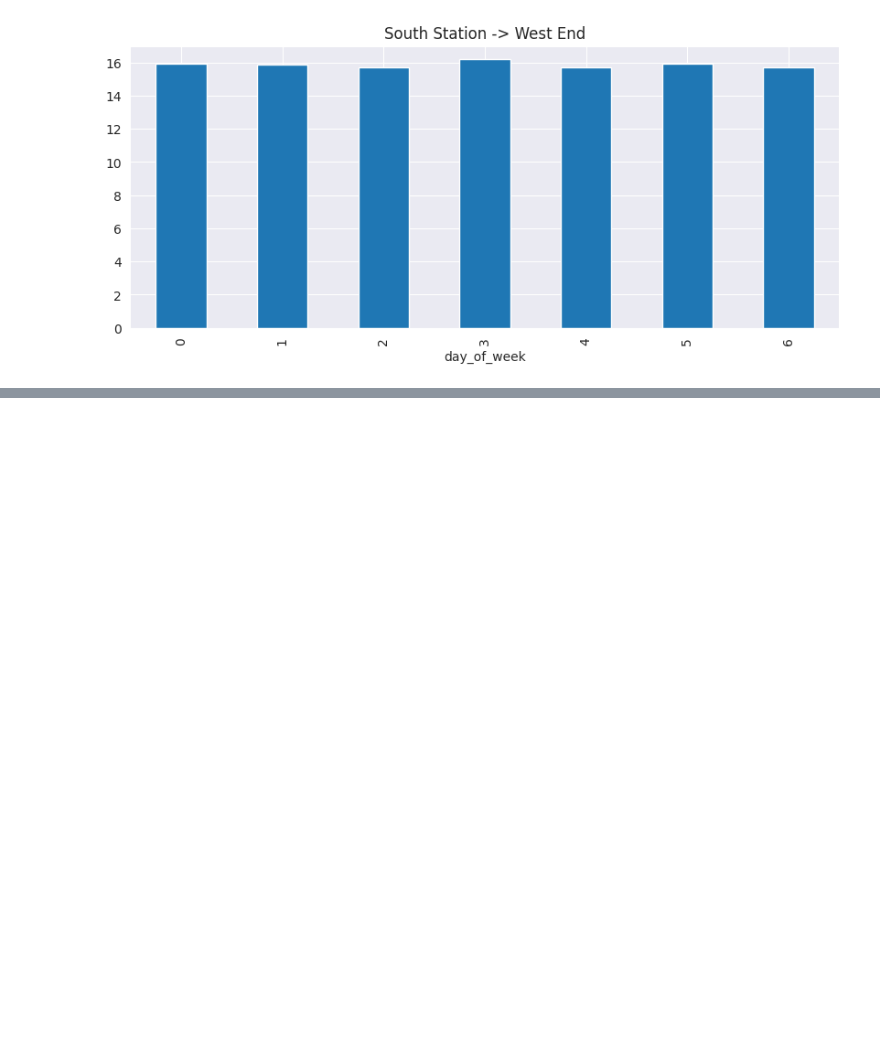
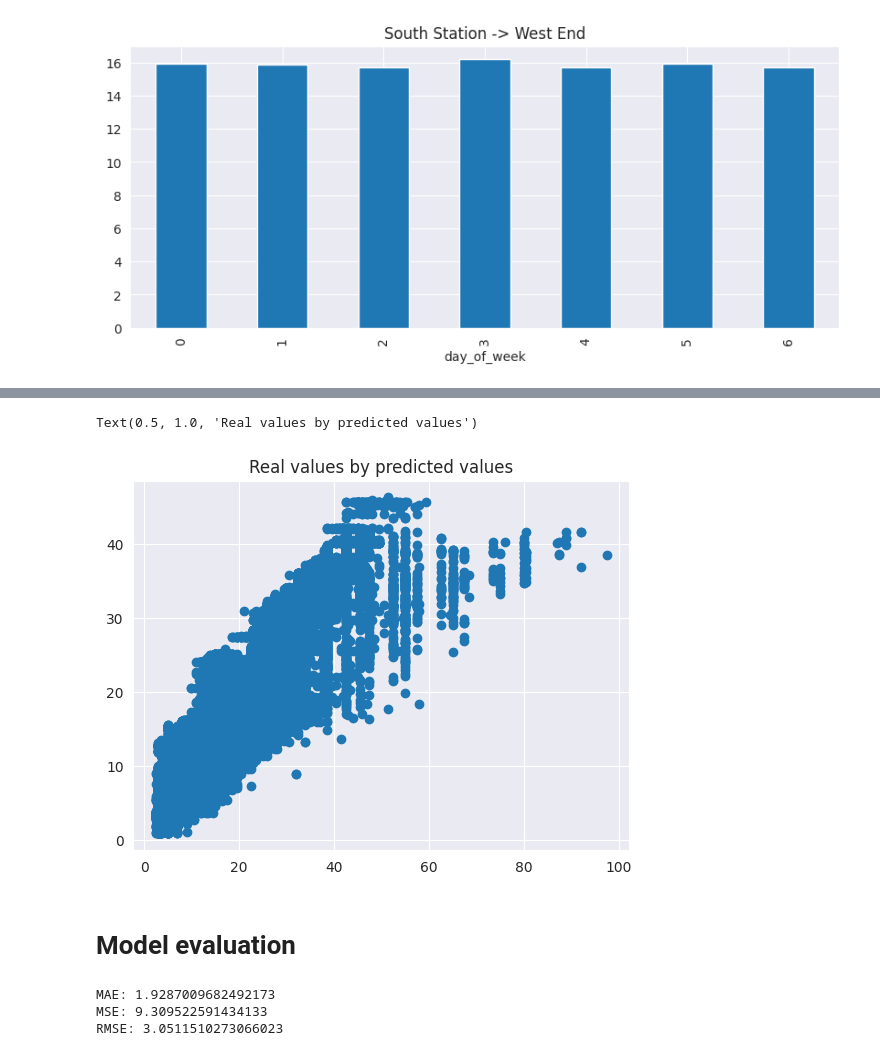
Before and after one commit to 13Dominik/Uber-and-Lyft-Cab-prices-analysis, a Jupyter notebook: project.ipynb, the cells around one changed output, grey strips where cells are left out. Saved outputs shown, nothing was run; the diff lists cells and outputs as text; code cells hidden in the pictures; blank space fills up the shorter version.

```diff
--- a/project.ipynb
+++ b/project.ipynb
@@ -365,0 +392,5 @@ Text(0.5, 1.0, 'Distribution of distance')
+# %%
+# Dummies for categorical values
+X = pd.get_dummies(X, columns=['cab_type', 'destination', 'source', 'name'], drop_first=True)
+# %%
+X_train, X_test, y_train, y_test = train_test_split(X, y, test_size=0.3, random_state=101)
@@ -365,0 +416,10 @@ Text(0.5, 1.0, 'Distribution of distance')
+# %%
+predictions = lm.predict(X_test)
+# %%
+plt.scatter(x=y_test, y=predictions)
+plt.title("Real values by predicted values")
+# %% [output]
+Text(0.5, 1.0, 'Real values by predicted values')
+[figure, added]
+# %% [markdown]
+# Model evaluation
@@ -365,0 +428,8 @@ Text(0.5, 1.0, 'Distribution of distance')
+# %%
+print('MAE:', mean_absolute_error(y_test, predictions))
+print('MSE:', mean_squared_error(y_test, predictions))
+print('RMSE:', np.sqrt(mean_squared_error(y_test, predictions)))
+# %% [output]
+MAE: 1.9287009682492173
+MSE: 9.309522591434133
+RMSE: 3.0511510273066023
```
Also changed, not shown: parts of 40 cells of this notebook.
